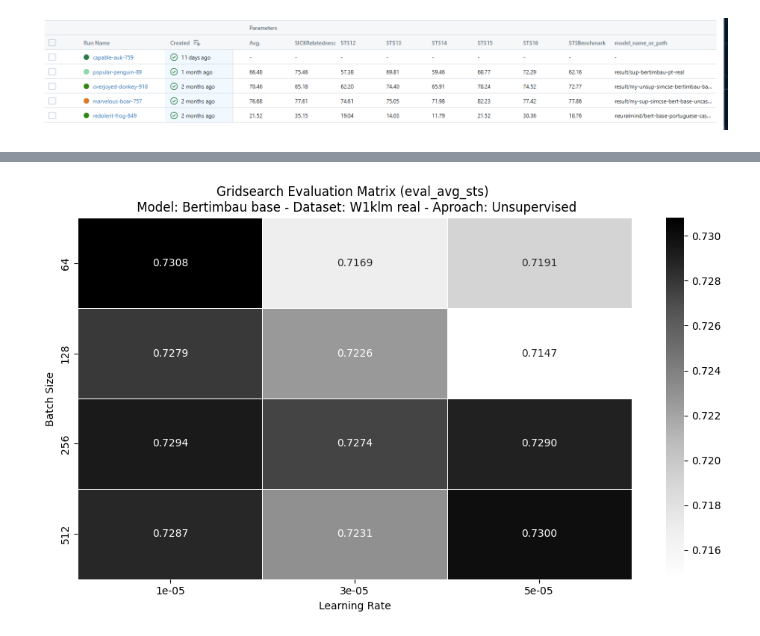
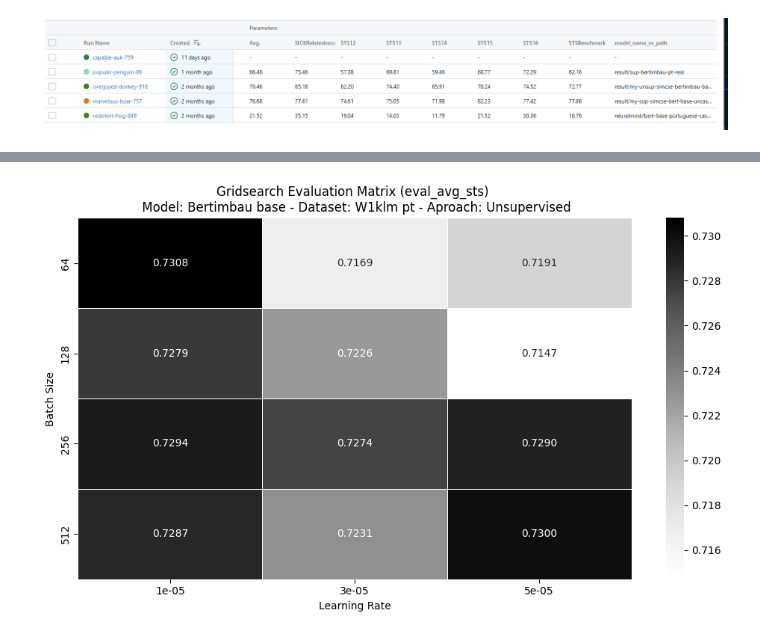
Before and after one commit to robertoviegas/SimCSE, a Jupyter notebook: evaluation_graphs.ipynb, the cells around one changed output, grey strips where cells are left out. Drawn from its saved outputs; the diff is of its cells as text; code cells hidden in the pictures.

```diff
--- a/evaluation_graphs.ipynb
+++ b/evaluation_graphs.ipynb
@@ -58,18 +58,18 @@ gerar_heat_map("Gridsearch Evaluation Matrix (eval_avg_sts) \n Model: Bertimbau
 # %%
 raw_data_unsup = {
     'unsup_bertimbau_dataset_real_lr1e-05_bs64': 0.7308,
     'unsup_bertimbau_dataset_real_lr5e-05_bs512': 0.7300,
     'unsup_bertimbau_dataset_real_lr1e-05_bs256': 0.7294,
     'unsup_bertimbau_dataset_real_lr5e-05_bs256': 0.7290,
     'unsup_bertimbau_dataset_real_lr1e-05_bs512': 0.7287,
     'unsup_bertimbau_dataset_real_lr1e-05_bs128': 0.7279,
     'unsup_bertimbau_dataset_real_lr3e-05_bs256': 0.7274,
     'unsup_bertimbau_dataset_real_lr3e-05_bs512': 0.7231,
     'unsup_bertimbau_dataset_real_lr3e-05_bs128': 0.7226,
     'unsup_bertimbau_dataset_real_lr5e-05_bs64': 0.7191,
     'unsup_bertimbau_dataset_real_lr3e-05_bs64': 0.7169,
     'unsup_bertimbau_dataset_real_lr5e-05_bs128': 0.7147,
 }
-gerar_heat_map("Gridsearch Evaluation Matrix (eval_avg_sts) \n Model: Bertimbau base - Dataset: W1klm real - Aproach: Unsupervised",raw_data_unsup)
+gerar_heat_map("Gridsearch Evaluation Matrix (eval_avg_sts) \n Model: Bertimbau base - Dataset: W1klm pt - Aproach: Unsupervised",raw_data_unsup)
 # %% [output]
-[figure, old version]
+[figure, new version]
```
Also changed, not shown: parts of 7 cells of this notebook, 1 other file.
